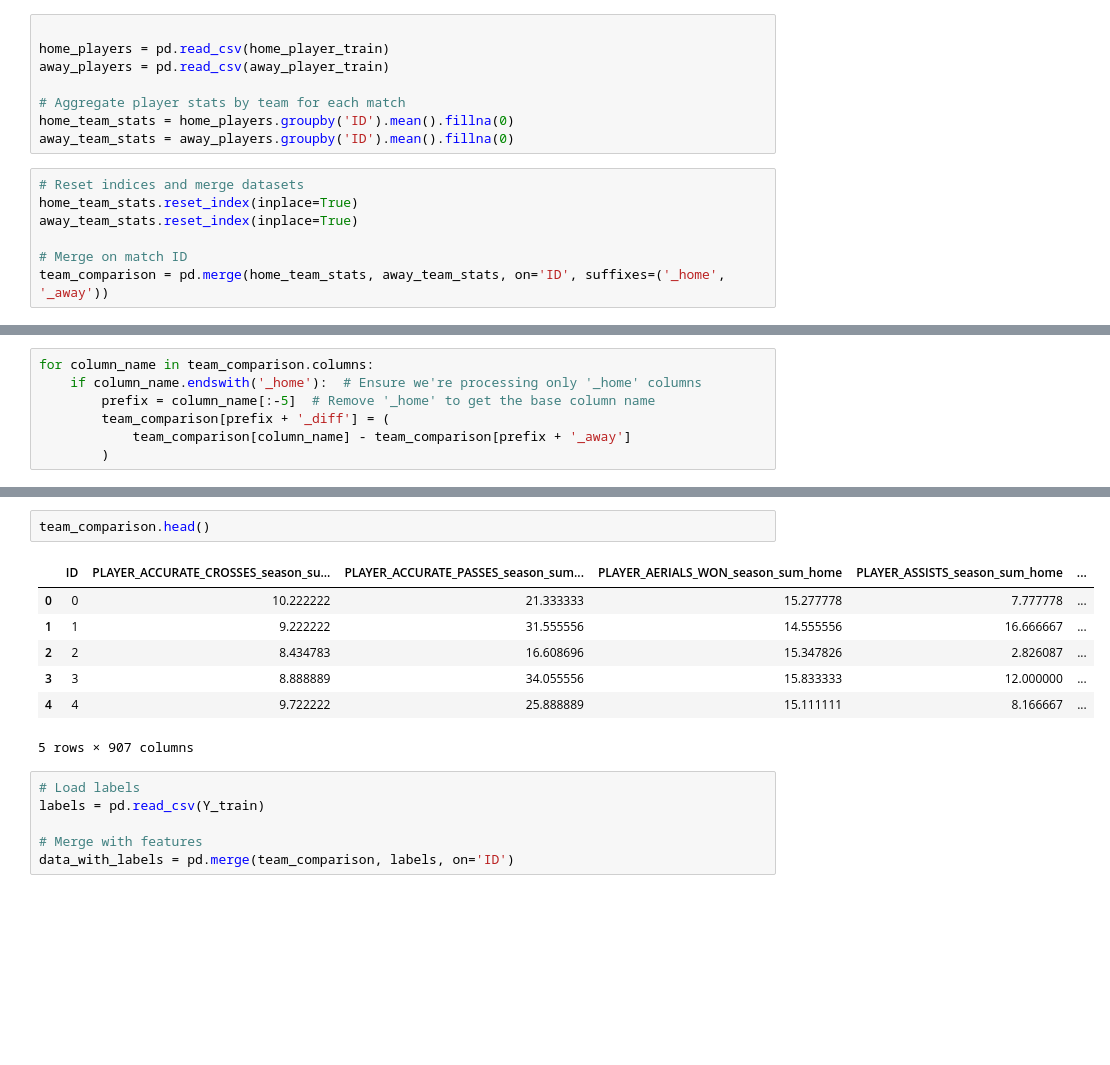
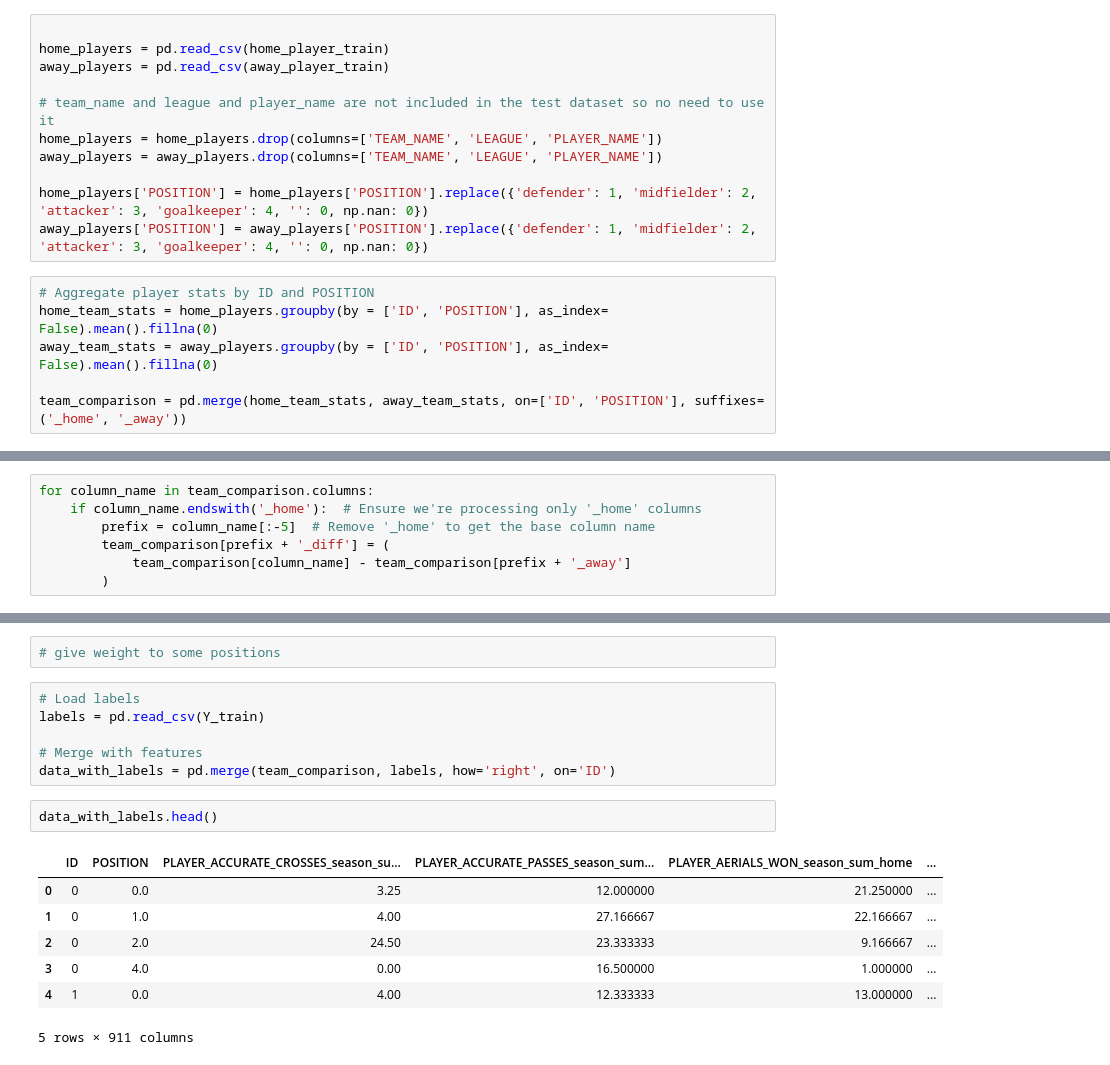
Before and after one commit to samarelayed/GuessTheWinner-DataChallenge, a Jupyter notebook: GuessTheWinner.ipynb, the cells around one changed output, grey strips where cells are left out. Drawn from its saved outputs; the diff is of its cells as text; blank space fills up the shorter version.

```diff
--- a/GuessTheWinner.ipynb
+++ b/GuessTheWinner.ipynb
@@ -203,18 +159,20 @@ team_performance.head()
+# %%
+
+home_players = pd.read_csv(home_player_train)
+away_players = pd.read_csv(away_player_train)
+
+# team_name and league and player_name are not included in the test dataset so no need to use it
+home_players = home_players.drop(columns=['TEAM_NAME', 'LEAGUE', 'PLAYER_NAME'])
+away_players = away_players.drop(columns=['TEAM_NAME', 'LEAGUE', 'PLAYER_NAME'])
+
+home_players['POSITION'] = home_players['POSITION'].replace({'defender': 1, 'midfielder': 2, 'attacker': 3, 'goalkeeper': 4, '': 0, np.nan: 0})
+away_players['POSITION'] = away_players['POSITION'].replace({'defender': 1, 'midfielder': 2, 'attacker': 3, 'goalkeeper': 4, '': 0, np.nan: 0})
 # %%
+# Aggregate player stats by ID and POSITION
+home_team_stats = home_players.groupby(by = ['ID', 'POSITION'], as_index= False).mean().fillna(0)
+away_team_stats = away_players.groupby(by = ['ID', 'POSITION'], as_index= False).mean().fillna(0)
 
-home_players = pd.read_csv(home_player_train)
-away_players = pd.read_csv(away_player_train)
-
-# Aggregate player stats by team for each match
-home_team_stats = home_players.groupby('ID').mean().fillna(0)
-away_team_stats = away_players.groupby('ID').mean().fillna(0)
+team_comparison = pd.merge(home_team_stats, away_team_stats, on=['ID', 'POSITION'], suffixes=('_home', '_away'))
-# %%
-# Reset indices and merge datasets
-home_team_stats.reset_index(inplace=True)
-away_team_stats.reset_index(inplace=True)
-
-# Merge on match ID
-team_comparison = pd.merge(home_team_stats, away_team_stats, on='ID', suffixes=('_home', '_away'))
 # %%
 team_comparison.head()
 # %% [output]
@@ -235,19 +204,21 @@ for column_name in team_comparison.columns:
+# %%
+# give weight to some positions
+# %%
+# Load labels
+labels = pd.read_csv(Y_train)
+
+# Merge with features
+data_with_labels = pd.merge(team_comparison, labels, how='right', on='ID')
 # %%
-team_comparison.head()
+data_with_labels.head()
 # %% [output]
-|  | ID | PLAYER_ACCURATE_CROSSES_season_su... | PLAYER_ACCURATE_PASSES_season_sum... | PLAYER_AERIALS_WON_season_sum_home | PLAYER_ASSISTS_season_sum_home | ... |
-| 0 | 0 | 10.222222 | 21.333333 | 15.277778 | 7.777778 | ... |
-| 1 | 1 | 9.222222 | 31.555556 | 14.555556 | 16.666667 | ... |
-| 2 | 2 | 8.434783 | 16.608696 | 15.347826 | 2.826087 | ... |
-| 3 | 3 | 8.888889 | 34.055556 | 15.833333 | 12.000000 | ... |
-| 4 | 4 | 9.722222 | 25.888889 | 15.111111 | 8.166667 | ... |
+|  | ID | POSITION | PLAYER_ACCURATE_CROSSES_season_su... | PLAYER_ACCURATE_PASSES_season_sum... | PLAYER_AERIALS_WON_season_sum_home | ... |
+| 0 | 0 | 0.0 | 3.25 | 12.000000 | 21.250000 | ... |
+| 1 | 0 | 1.0 | 4.00 | 27.166667 | 22.166667 | ... |
+| 2 | 0 | 2.0 | 24.50 | 23.333333 | 9.166667 | ... |
+| 3 | 0 | 4.0 | 0.00 | 16.500000 | 1.000000 | ... |
+| 4 | 1 | 0.0 | 4.00 | 12.333333 | 13.000000 | ... |
-5 rows × 907 columns
+5 rows × 911 columns
-# %%
-# Load labels
-labels = pd.read_csv(Y_train)
-
-# Merge with features
-data_with_labels = pd.merge(team_comparison, labels, on='ID')
 # %%
 from sklearn.ensemble import GradientBoostingClassifier
 from sklearn.model_selection import train_test_split
```
Also changed, not shown: parts of 70 cells of this notebook.
